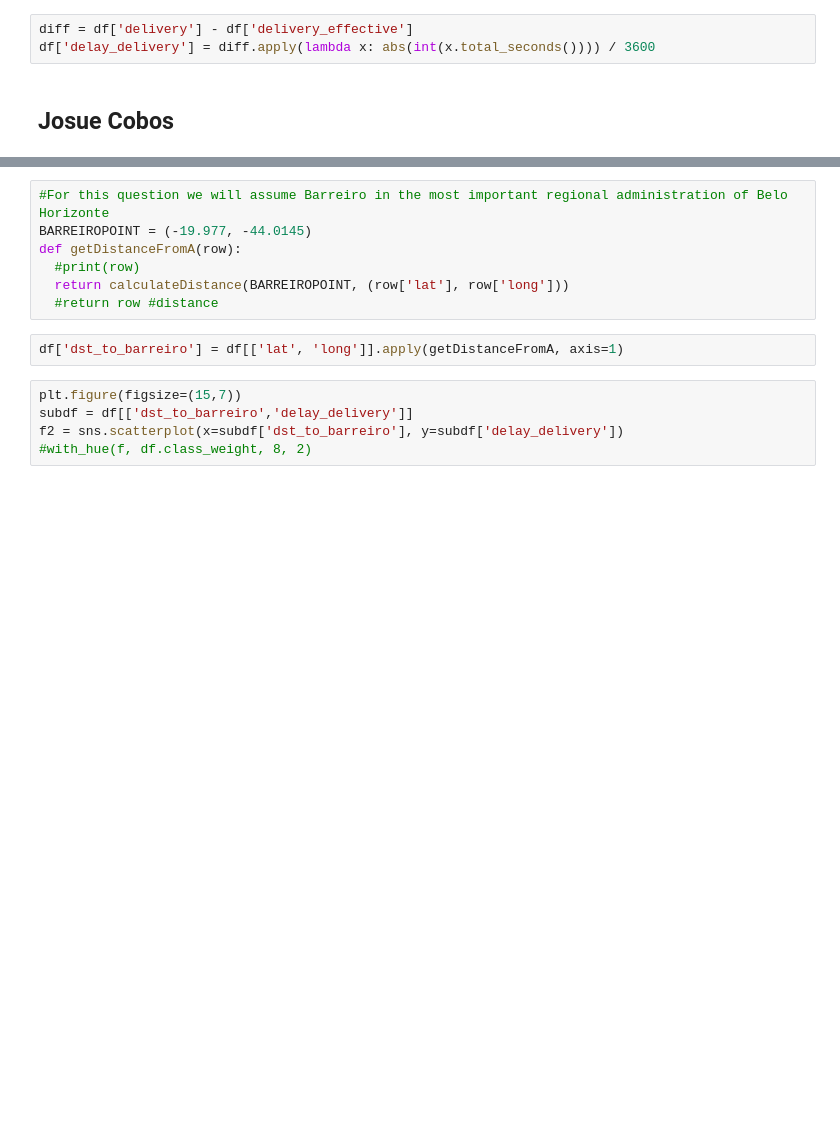
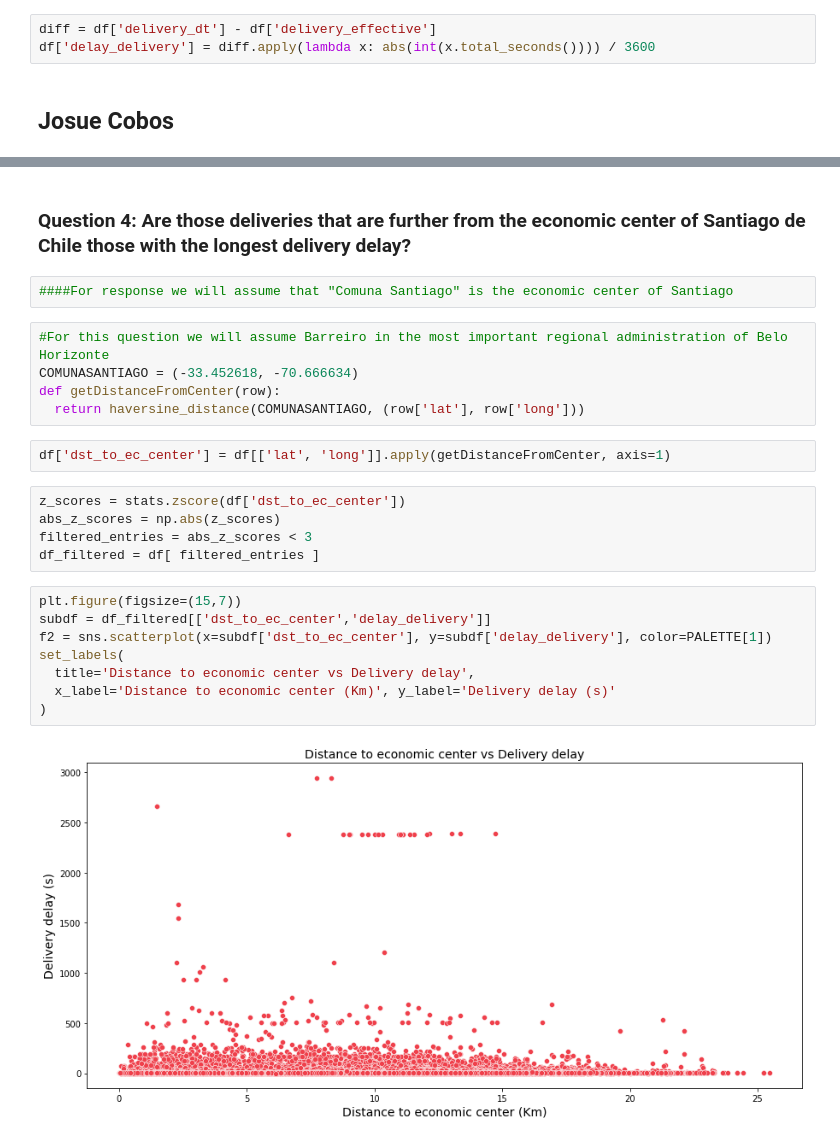
Before and after one commit to enmanuel-mag/ICD-Proyect, a Jupyter notebook: Proyect/notebooks/icd.ipynb, the cells around one changed output, grey strips where cells are left out. Saved outputs shown, nothing was run; the diff lists cells and outputs as text; blank space fills up the shorter version.

Commit message:
Update delay delivery analysis

```diff
--- a/Proyect/notebooks/icd.ipynb
+++ b/Proyect/notebooks/icd.ipynb
@@ -302,7 +338,7 @@ set_labels(
 # %% [markdown]
 ### Hour late vs Total weight
 # %%
-diff = df['delivery'] - df['delivery_effective']
+diff = df['delivery_dt'] - df['delivery_effective']
 df['delay_delivery'] = diff.apply(lambda x: abs(int(x.total_seconds()))) / 3600
 # %% [markdown]
 ## Josue Cobos
@@ -329,16 +345,28 @@ def calculateDistance(point, anotherPoint):
+# %% [markdown]
+### Question 4: Are those deliveries that are further from the economic center of Santiago de Chile those with the longest delivery delay?
+# %%
+####For response we will assume that "Comuna Santiago" is the economic center of Santiago
 # %%
 #For this question we will assume Barreiro in the most important regional administration of Belo Horizonte
-BARREIROPOINT = (-19.977, -44.0145)
-def getDistanceFromA(row):
-  #print(row)
-  return calculateDistance(BARREIROPOINT, (row['lat'], row['long']))
-  #return row #distance
+COMUNASANTIAGO = (-33.452618, -70.666634)
+def getDistanceFromCenter(row):
+  return haversine_distance(COMUNASANTIAGO, (row['lat'], row['long']))
 # %%
-df['dst_to_barreiro'] = df[['lat', 'long']].apply(getDistanceFromA, axis=1)
+df['dst_to_ec_center'] = df[['lat', 'long']].apply(getDistanceFromCenter, axis=1)
+# %%
+z_scores = stats.zscore(df['dst_to_ec_center'])
+abs_z_scores = np.abs(z_scores)
+filtered_entries = abs_z_scores < 3
+df_filtered = df[ filtered_entries ]
 # %%
 plt.figure(figsize=(15,7))
-subdf = df[['dst_to_barreiro','delay_delivery']]
-f2 = sns.scatterplot(x=subdf['dst_to_barreiro'], y=subdf['delay_delivery'])
-#with_hue(f, df.class_weight, 8, 2)
+subdf = df_filtered[['dst_to_ec_center','delay_delivery']]
+f2 = sns.scatterplot(x=subdf['dst_to_ec_center'], y=subdf['delay_delivery'], color=PALETTE[1])
+set_labels(
+  title='Distance to economic center vs Delivery delay',
+  x_label='Distance to economic center (Km)', y_label='Delivery delay (s)'
+)
+# %% [output]
+[figure, added]
 # %%
 subdf.corr()
```
Also changed, not shown: parts of 14 cells of this notebook, 2 other files.
